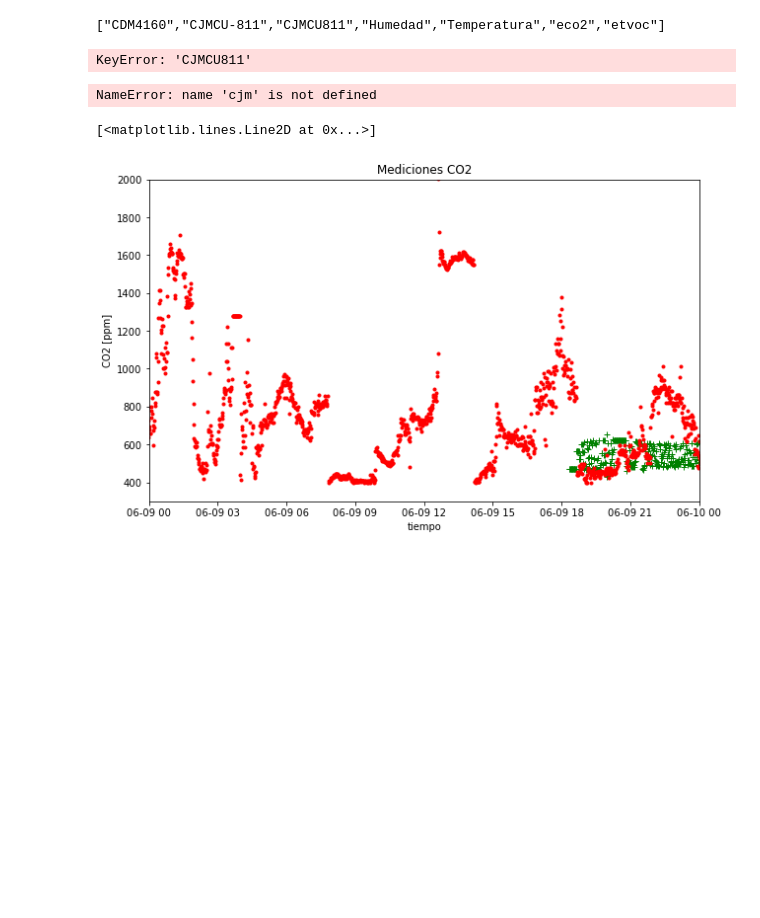
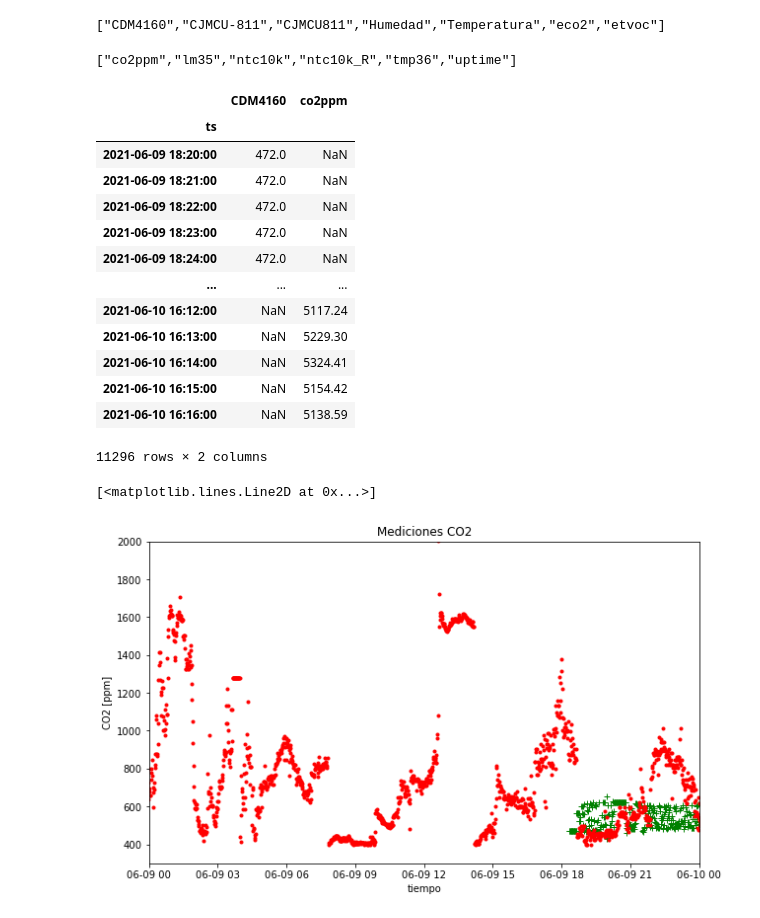
Before and after one commit to lata-mas/Monitor_co2_pistas_educativas, a Jupyter notebook: notebooks/descarga_guarda_ThingsBoard.ipynb, the cells around one changed output. Cells and saved outputs as stored; diff of their text form; code cells hidden in the pictures; blank space fills up the shorter version.

```diff
--- a/notebooks/descarga_guarda_ThingsBoard.ipynb
+++ b/notebooks/descarga_guarda_ThingsBoard.ipynb
@@ -9,21 +9,40 @@ from tb import *
 tb = TB(config_file='config_gbv.ini',device_name='CO2')
 # %% [output]
 ["CDM4160","CJMCU-811","CJMCU811","Humedad","Temperatura","eco2","etvoc"]
+# %%
+sn = TB(config_file='config_gbv.ini',device_name='SEN')
+# %% [output]
+["co2ppm","lm35","ntc10k","ntc10k_R","tmp36","uptime"]
+# %%
+sen = sn.get_df(key="co2ppm")
+sen = sen.resample("60S").pad()
+sen.dropna(inplace=True,axis=0)
 # %%
 cmd = tb.get_df(key="CDM4160")
 cmd = cmd.resample("60S").pad()
 cmd.dropna(inplace=True,axis=0)
 # %%
-cjm = tb.get_df(key="CJMCU811")
-cjm = cjm.resample("60S").pad()
-cjm.dropna(inplace=True,axis=0)
+# cjm = tb.get_df(key="CJMCU811")
+# cjm = cjm.resample("60S").pad()
+# cjm.dropna(inplace=True,axis=0)
-# %% [output]
-KeyError: 'CJMCU811'
 # %%
-datos = pd.concat([cmd,cjm],axis=0)
-datos.CDM
+datos = pd.concat([cmd,sen],axis=0)
+datos
 # %% [output]
+|  | CDM4160 | co2ppm |
+| ts |  |  |
+| 2021-06-09 18:20:00 | 472.0 | NaN |
+| 2021-06-09 18:21:00 | 472.0 | NaN |
+| 2021-06-09 18:22:00 | 472.0 | NaN |
+| 2021-06-09 18:23:00 | 472.0 | NaN |
+| 2021-06-09 18:24:00 | 472.0 | NaN |
+| ... | ... | ... |
+| 2021-06-10 16:12:00 | NaN | 5117.24 |
+| 2021-06-10 16:13:00 | NaN | 5229.30 |
+| 2021-06-10 16:14:00 | NaN | 5324.41 |
+| 2021-06-10 16:15:00 | NaN | 5154.42 |
+| 2021-06-10 16:16:00 | NaN | 5138.59 |
-NameError: name 'cjm' is not defined
+11296 rows × 2 columns
 # %%
 fig, ax = plt.subplots(figsize=(10,6))
 
```
Also changed, not shown: parts of 1 cell of this notebook, 3 other files.
